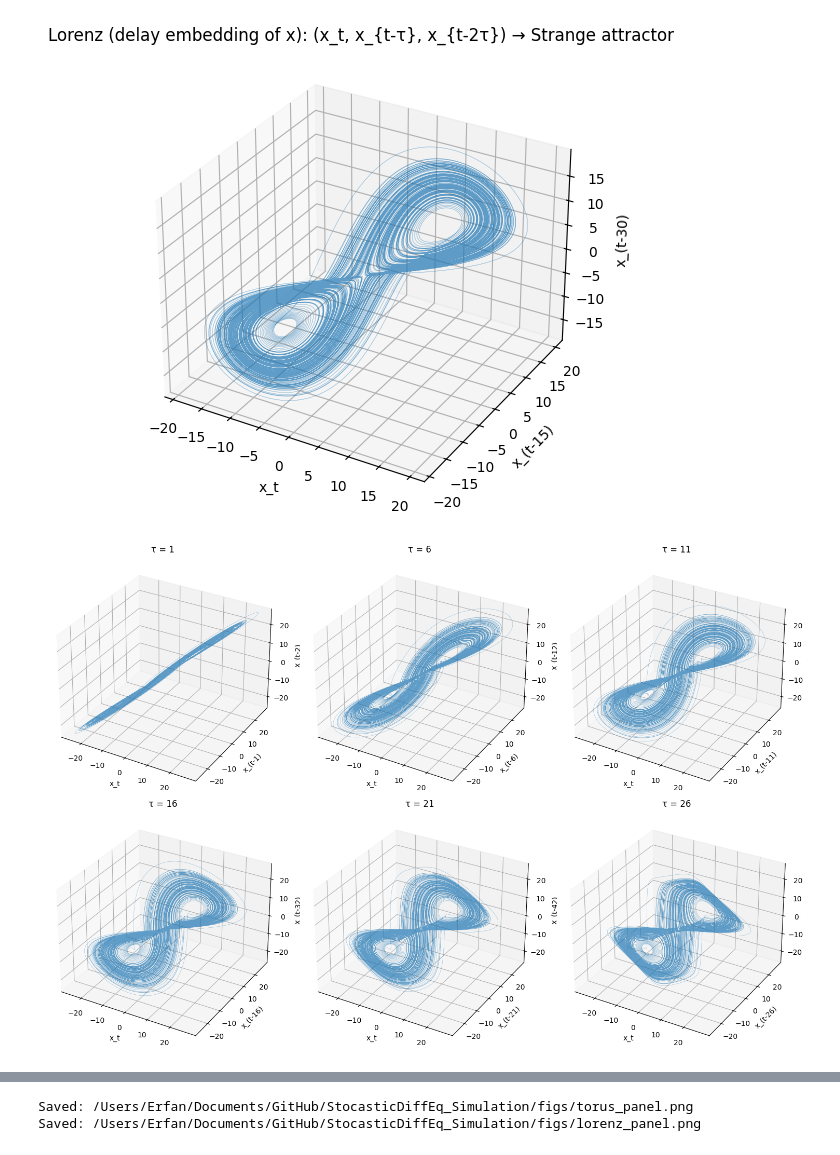
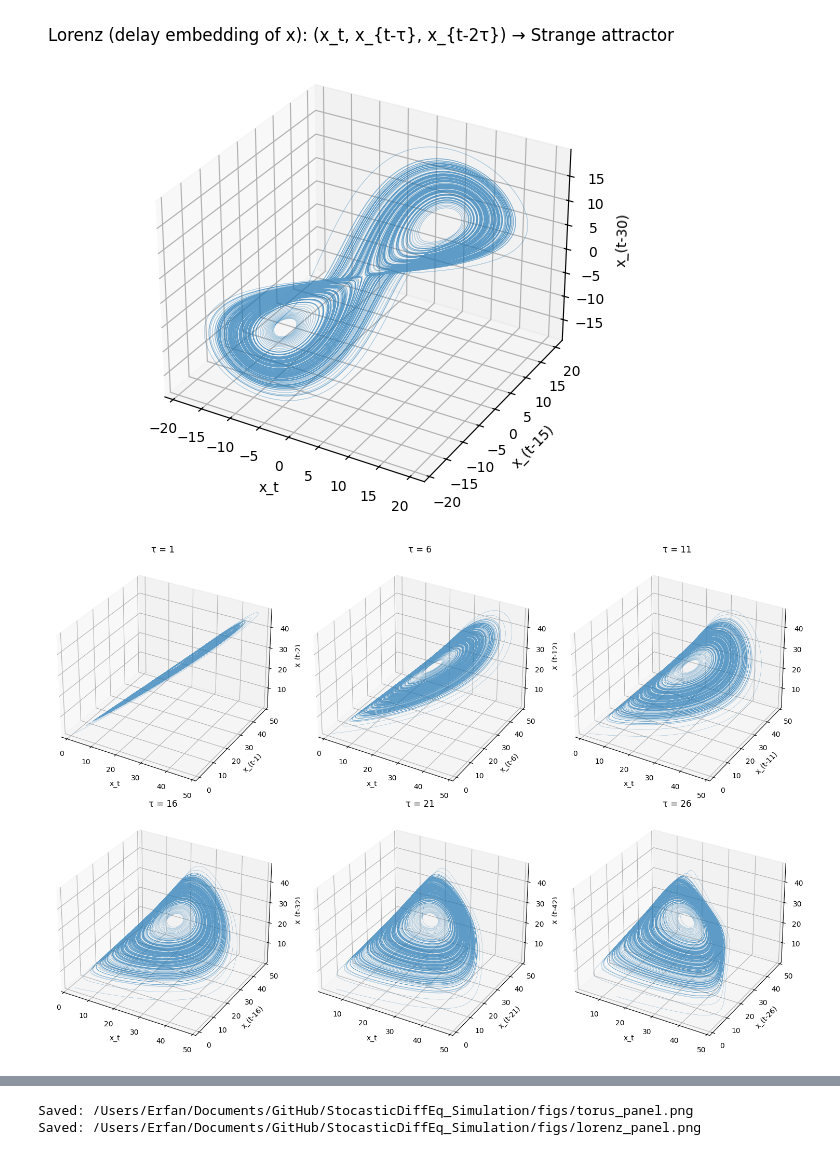
Before and after one commit to erfanzabeh/StocasticDiffEq_Simulation, a Jupyter notebook: TimeVariying_AR_Simualtion copy.ipynb, the cells around one changed output, grey strips where cells are left out. Cells and saved outputs as stored; diff of their text form; code cells hidden in the pictures.

```diff
--- a/TimeVariying_AR_Simualtion copy.ipynb
+++ b/TimeVariying_AR_Simualtion copy.ipynb
@@ -191,37 +191,37 @@ def lorenz(T_steps=40000, dt=0.005, sigma=10.0, rho=28.0, beta=8/3, x0=(1.0, 1.0
         k2 = f(x + 0.5*dt*k1[0], y + 0.5*dt*k1[1], z + 0.5*dt*k1[2])
         k3 = f(x + 0.5*dt*k2[0], y + 0.5*dt*k2[1], z + 0.5*dt*k2[2])
         k4 = f(x + dt*k3[0], y + dt*k3[1], z + dt*k3[2])
         x += (dt/6.0)*(k1[0] + 2*k2[0] + 2*k3[0] + k4[0])
         y += (dt/6.0)*(k1[1] + 2*k2[1] + 2*k3[1] + k4[1])
         z += (dt/6.0)*(k1[2] + 2*k2[2] + 2*k3[2] + k4[2])
         xs.append(x); ys.append(y); zs.append(z)
     return np.array(xs), np.array(ys), np.array(zs)
 
 # Generate Lorenz data
 xs, ys, zs = lorenz()
 
 # Tau values from 1 to 30 in steps of 5
 taus = list(range(1, 31, 5))
 
 fig = plt.figure(figsize=(15, 10))
 
 for i, tau in enumerate(taus, 1):
     start = 2 * tau
-    X1 = ys[start:]
-    X2 = ys[start - tau:-tau]
-    X3 = ys[start - 2*tau:-2*tau]
+    X1 = zs[start:]
+    X2 = zs[start - tau:-tau]
+    X3 = zs[start - 2*tau:-2*tau]
 
     ax = fig.add_subplot(2, 3, i, projection='3d')
     ax.plot(X1, X2, X3, linewidth=0.25, alpha=0.7)
     ax.set_title(f"τ = {tau}")
     ax.set_xlabel("x_t")
     ax.set_ylabel(f"x_(t-{tau})")
     ax.set_zlabel(f"x_(t-{2*tau})")
 
 plt.tight_layout()
 plt.show()
 # %% [output]
-[figure, old version]
+[figure, new version]
 # %%
 import numpy as np
 import matplotlib.pyplot as plt
```
Also changed, not shown: parts of 14 cells of this notebook, 1 other file.
